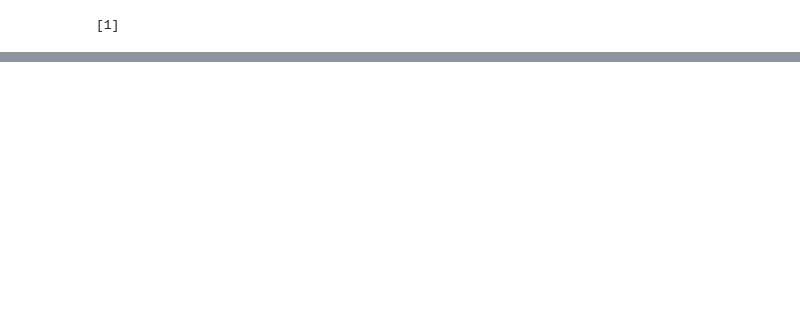
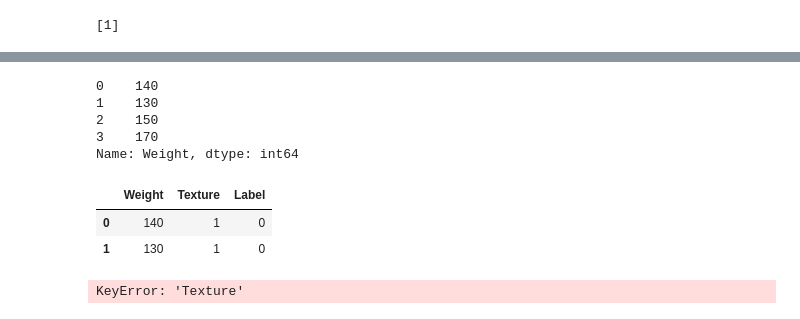
Before and after one commit to hcchengithub/machine-learning-recipes, a Jupyter notebook: src/part_1/Part1.ipynb, the cells around one changed output, grey strips where cells are left out. Saved outputs shown, nothing was run; the diff lists cells and outputs as text; code cells hidden in the pictures; blank space fills up the shorter version.

```diff
--- a/src/part_1/Part1.ipynb
+++ b/src/part_1/Part1.ipynb
@@ -50,0 +128,18 @@ print (clf.predict([[160, 0]]))
+# %%
+fruits['Weight']
+# %% [output]
+0    140
+1    130
+2    150
+3    170
+Name: Weight, dtype: int64
+# %%
+fruits[:2][:3]
+# %% [output]
+|  | Weight | Texture | Label |
+| 0 | 140 | 1 | 0 |
+| 1 | 130 | 1 | 0 |
+# %%
+fruits['Texture']
+# %% [output]
+KeyError: 'Texture'
```
Also changed, not shown: parts of 17 cells of this notebook, 5 other files.
